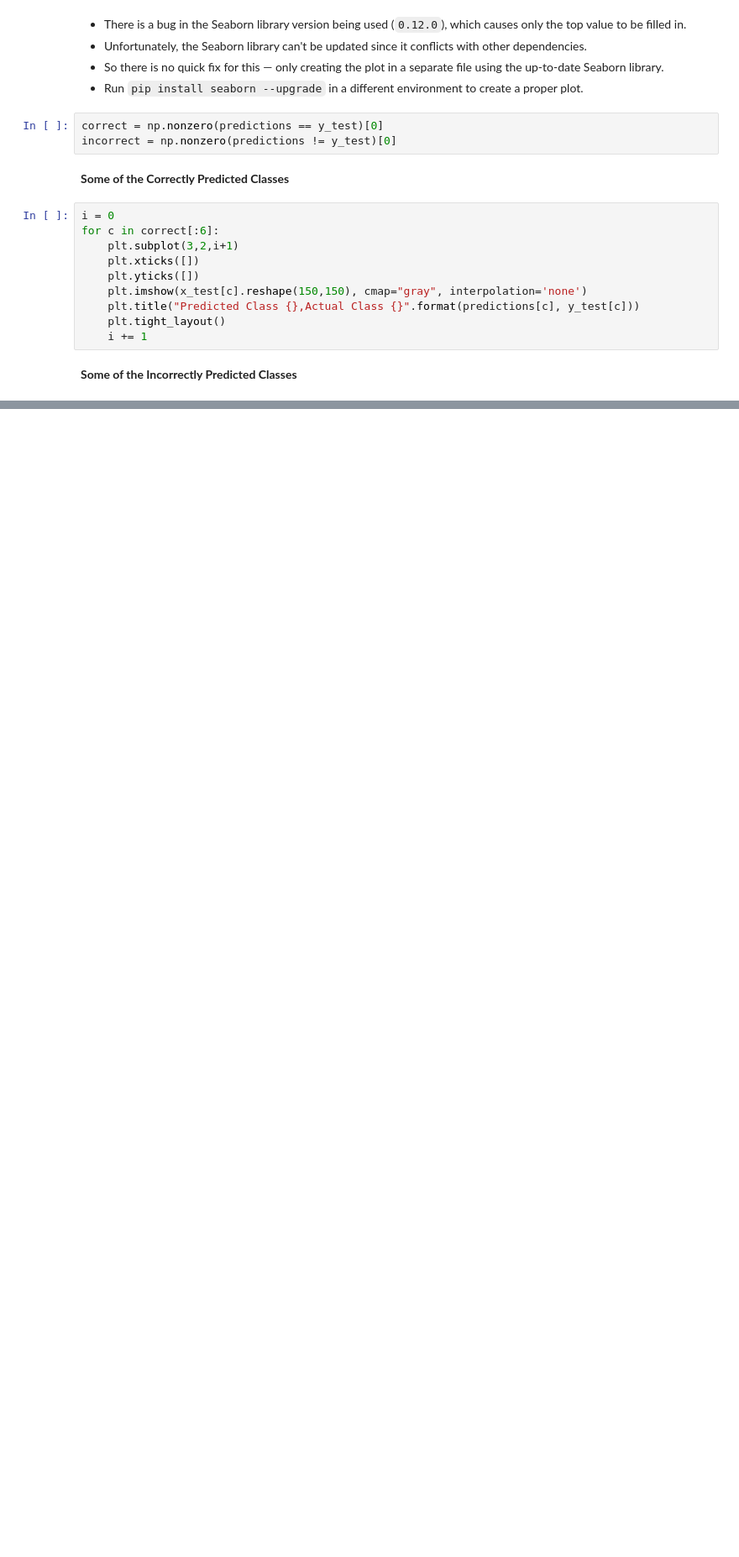
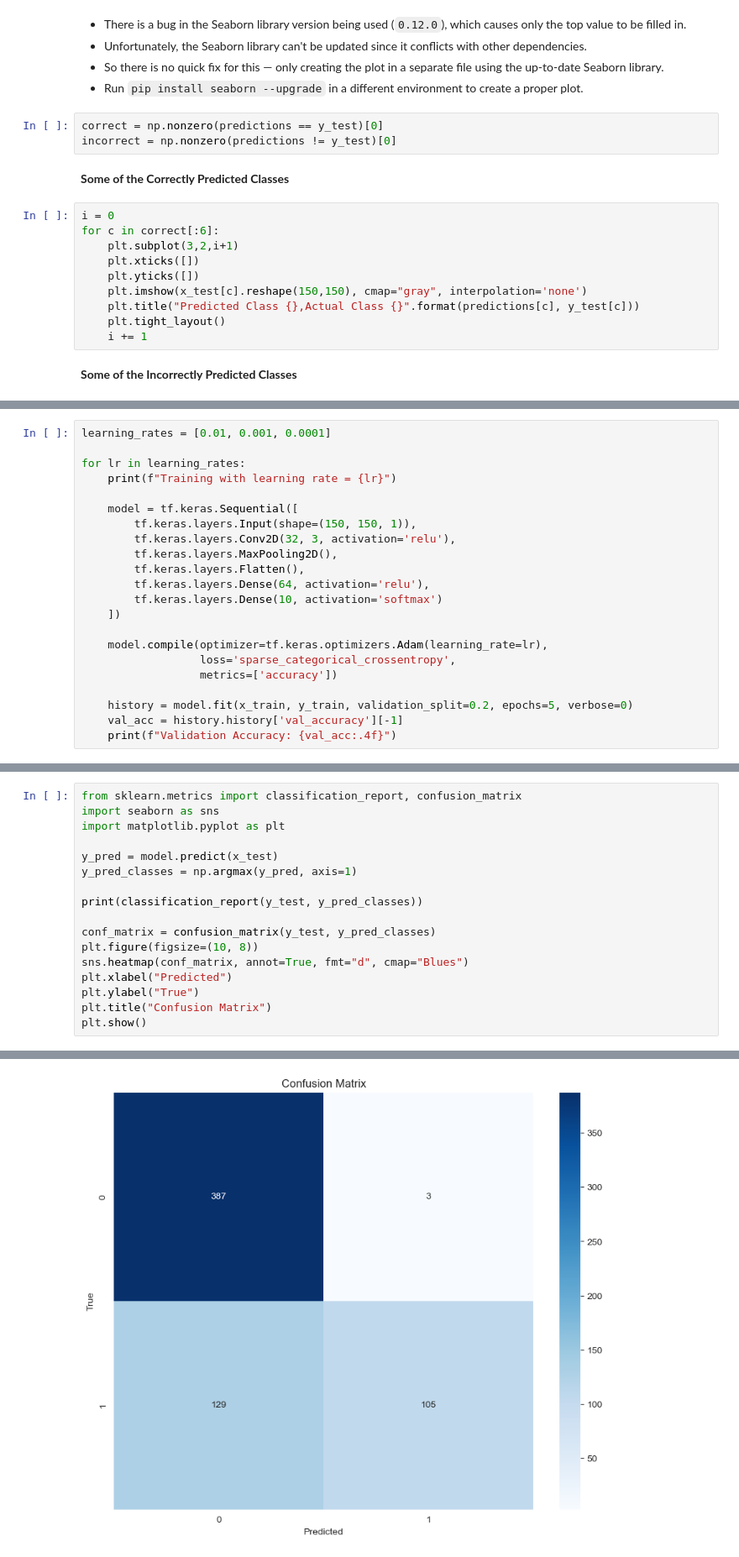
Before and after one commit to PPhiPham/DS2, a Jupyter notebook: AS2_baseline.ipynb, the cells around one changed output, grey strips where cells are left out. Shown at 84% size. Saved outputs shown, nothing was run; the diff lists cells and outputs as text; blank space fills up the shorter version.

```diff
--- a/AS2_baseline.ipynb
+++ b/AS2_baseline.ipynb
@@ -338,0 +376,22 @@ for c in incorrect[:6]:
+# %%
+learning_rates = [0.01, 0.001, 0.0001]
+
+for lr in learning_rates:
+    print(f"Training with learning rate = {lr}")
+
+    model = tf.keras.Sequential([
+        tf.keras.layers.Input(shape=(150, 150, 1)),
+        tf.keras.layers.Conv2D(32, 3, activation='relu'),
+        tf.keras.layers.MaxPooling2D(),
+        tf.keras.layers.Flatten(),
+        tf.keras.layers.Dense(64, activation='relu'),
+        tf.keras.layers.Dense(10, activation='softmax')
+    ])
+
+    model.compile(optimizer=tf.keras.optimizers.Adam(learning_rate=lr),
+                  loss='sparse_categorical_crossentropy',
+                  metrics=['accuracy'])
+
+    history = model.fit(x_train, y_train, validation_split=0.2, epochs=5, verbose=0)
+    val_acc = history.history['val_accuracy'][-1]
+    print(f"Validation Accuracy: {val_acc:.4f}")
@@ -338,0 +407,18 @@ for c in incorrect[:6]:
+# %%
+from sklearn.metrics import classification_report, confusion_matrix
+import seaborn as sns
+import matplotlib.pyplot as plt
+
+y_pred = model.predict(x_test)
+y_pred_classes = np.argmax(y_pred, axis=1)
+
+print(classification_report(y_test, y_pred_classes))
+
+conf_matrix = confusion_matrix(y_test, y_pred_classes)
+plt.figure(figsize=(10, 8))
+sns.heatmap(conf_matrix, annot=True, fmt="d", cmap="Blues")
+plt.xlabel("Predicted")
+plt.ylabel("True")
+plt.title("Confusion Matrix")
+plt.show()
+# %% [output]
@@ -338,0 +434 @@ for c in incorrect[:6]:
+[figure, added]
```
Also changed, not shown: parts of 16 cells of this notebook.
